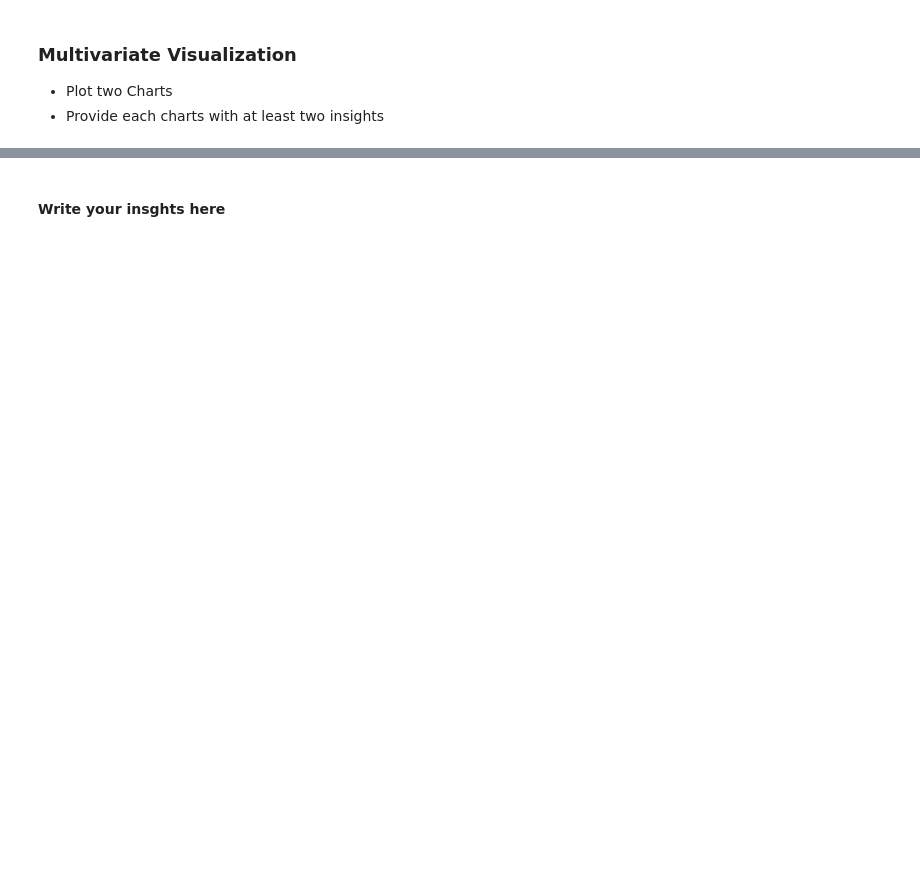
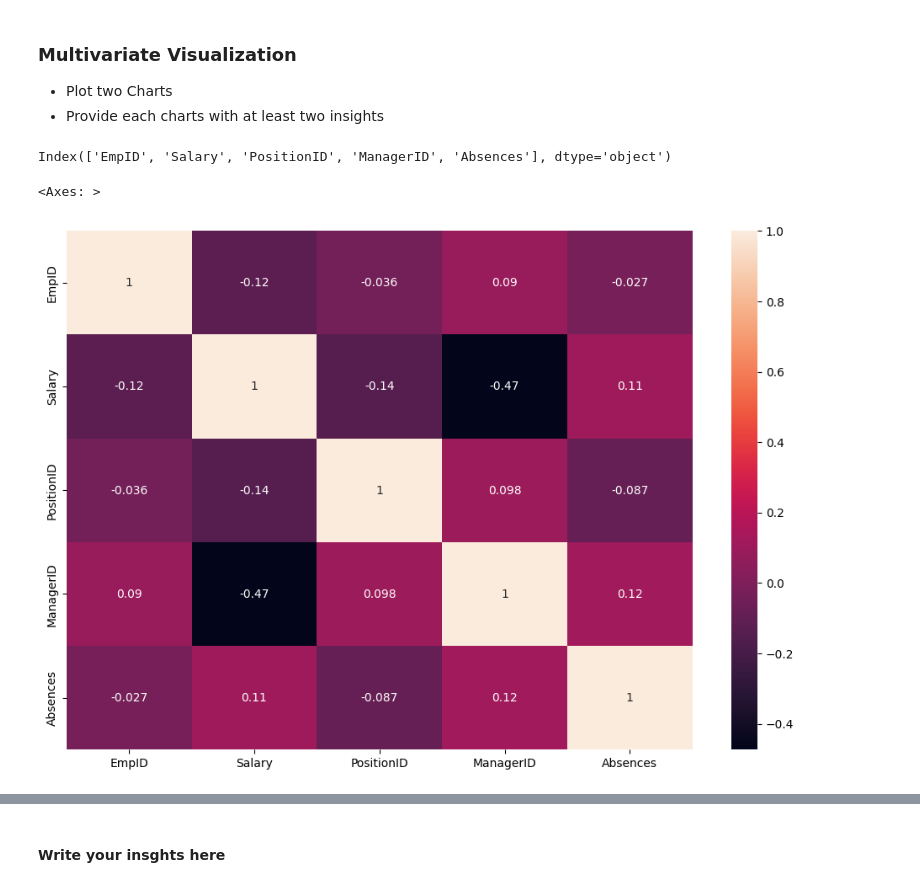
Before and after one commit to zidani2030/EDA-Lab1, a Jupyter notebook: EDA_Assignment.ipynb, the cells around one changed output, grey strips where cells are left out. Saved outputs shown, nothing was run; the diff lists cells and outputs as text; code cells hidden in the pictures; blank space fills up the shorter version.

```diff
--- a/EDA_Assignment.ipynb
+++ b/EDA_Assignment.ipynb
@@ -122,3 +136,15 @@ dtype: object
 ### Multivariate Visualization
 * Plot two Charts
 * Provide each charts with at least two insights
+# %%
+numerical_columns = df.select_dtypes(include=['int64', 'float64']).columns
+
+print(numerical_columns)
+corr_matrix = df[numerical_columns].corr()
+
+fig, ax = plt.subplots(figsize=(12, 8))
+sns.heatmap(corr_matrix, annot=True, ax=ax)
+# %% [output]
+Index(['EmpID', 'Salary', 'PositionID', 'ManagerID', 'Absences'], dtype='object')
+<Axes: >
+[figure, added]
```
Also changed, not shown: parts of 8 cells of this notebook.
